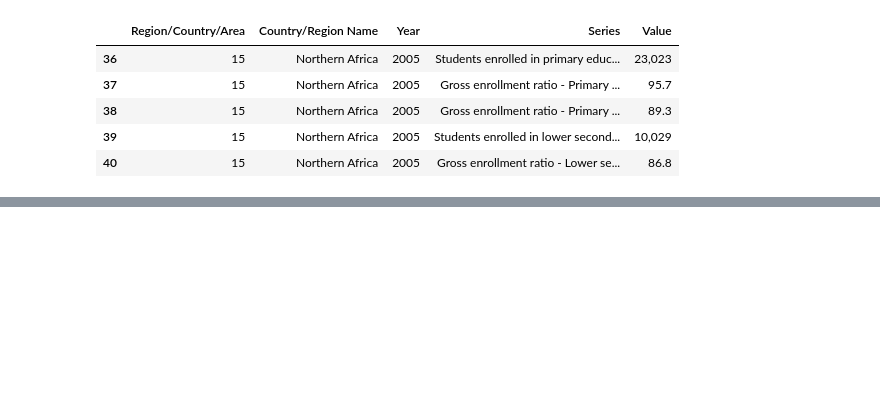
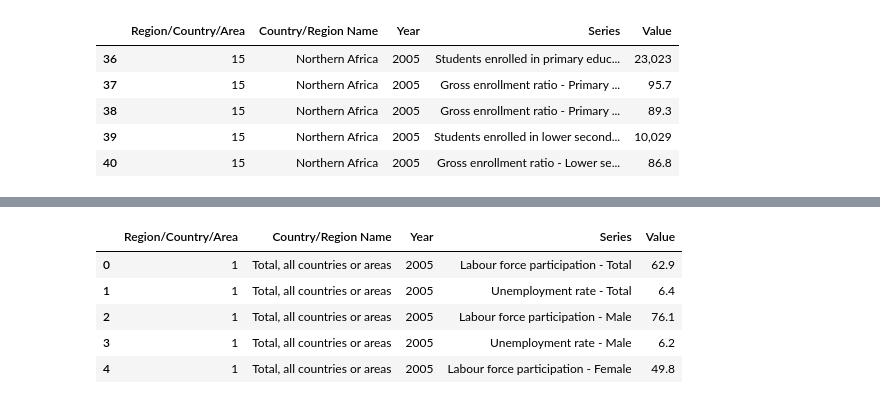
Before and after one commit to AidanMayhue/ml_3021_project, a Jupyter notebook: EDA/UN-EDA.ipynb, the cells around one changed output, grey strips where cells are left out. Saved outputs shown, nothing was run; the diff lists cells and outputs as text; code cells hidden in the pictures; blank space fills up the shorter version.

```diff
--- a/EDA/UN-EDA.ipynb
+++ b/EDA/UN-EDA.ipynb
@@ -35,0 +96,11 @@ edu_pivot.head()
+# %%
+# Labor and Unemployment
+labor = pd.read_csv("../data/un_data/LaborAndUnemployment.csv")
+labor.head()
+# %% [output]
+|  | Region/Country/Area | Country/Region Name | Year | Series | Value |
+| 0 | 1 | Total, all countries or areas | 2005 | Labour force participation - Total | 62.9 |
+| 1 | 1 | Total, all countries or areas | 2005 | Unemployment rate - Total | 6.4 |
+| 2 | 1 | Total, all countries or areas | 2005 | Labour force participation - Male | 76.1 |
+| 3 | 1 | Total, all countries or areas | 2005 | Unemployment rate - Male | 6.2 |
+| 4 | 1 | Total, all countries or areas | 2005 | Labour force participation - Female | 49.8 |
```
Also changed, not shown: parts of 18 cells of this notebook, 1 other file.
